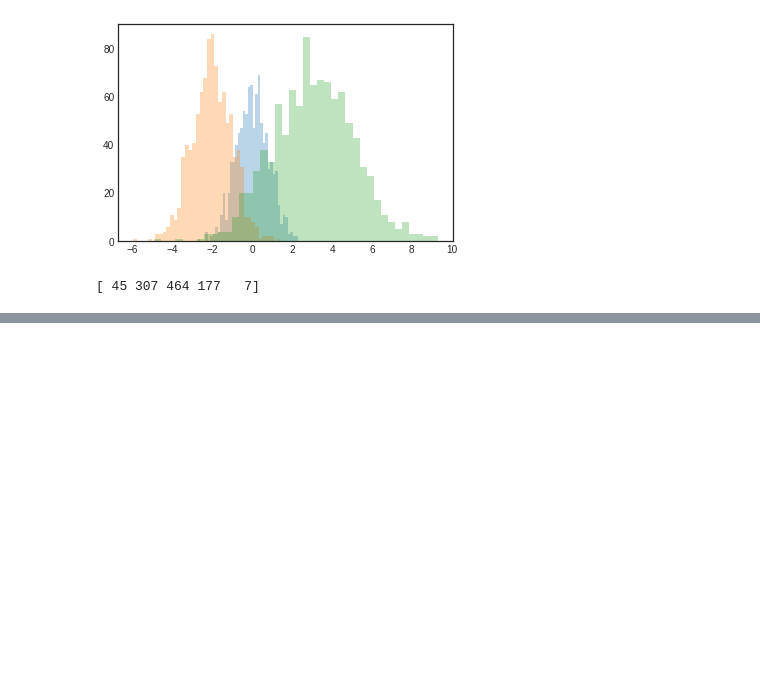
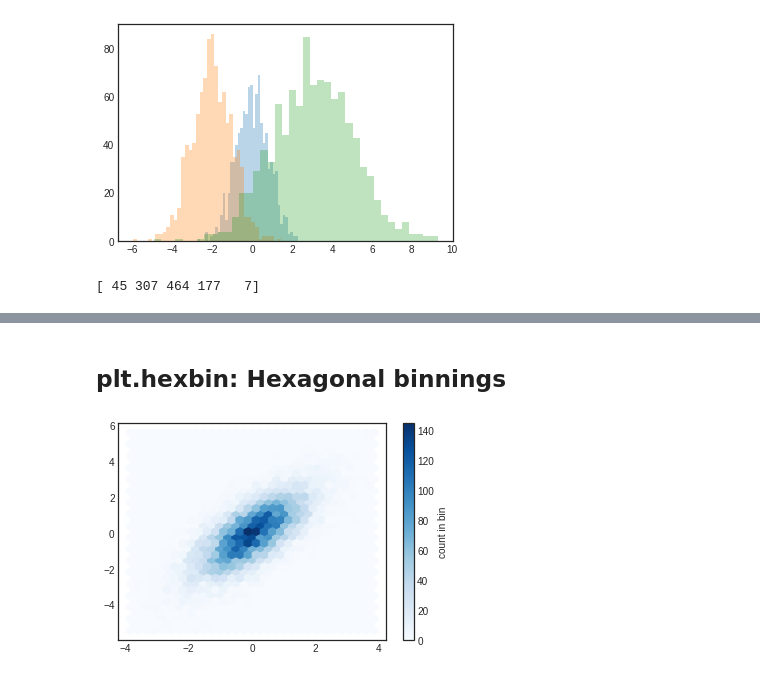
Before and after one commit to gmendozah/ucb-intro-data-science, a Jupyter notebook: Intro to Data Science/4.5 Histograms, Binnings, and Density.ipynb, the cells around one changed output, grey strips where cells are left out. Drawn from its saved outputs; the diff is of its cells as text; code cells hidden in the pictures; blank space fills up the shorter version.

```diff
--- a/Intro to Data Science/4.5 Histograms, Binnings, and Density.ipynb
+++ b/Intro to Data Science/4.5 Histograms, Binnings, and Density.ipynb
@@ -34,0 +49,7 @@ print(counts)
+# %% [markdown]
+## plt.hexbin: Hexagonal binnings
+# %%
+plt.hexbin(x, y, gridsize=30, cmap='Blues')
+cb = plt.colorbar(label='count in bin')
+# %% [output]
+[figure, added]
```
Also changed, not shown: parts of 6 cells of this notebook.
